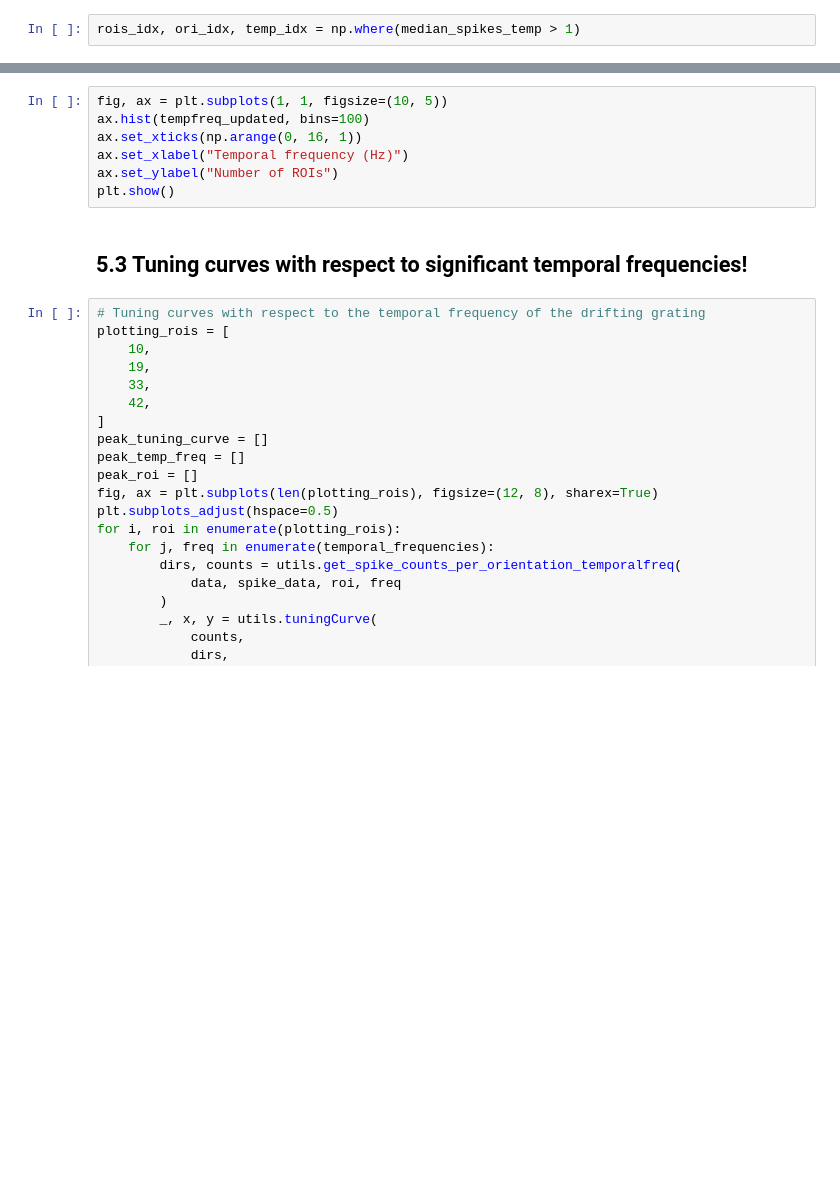
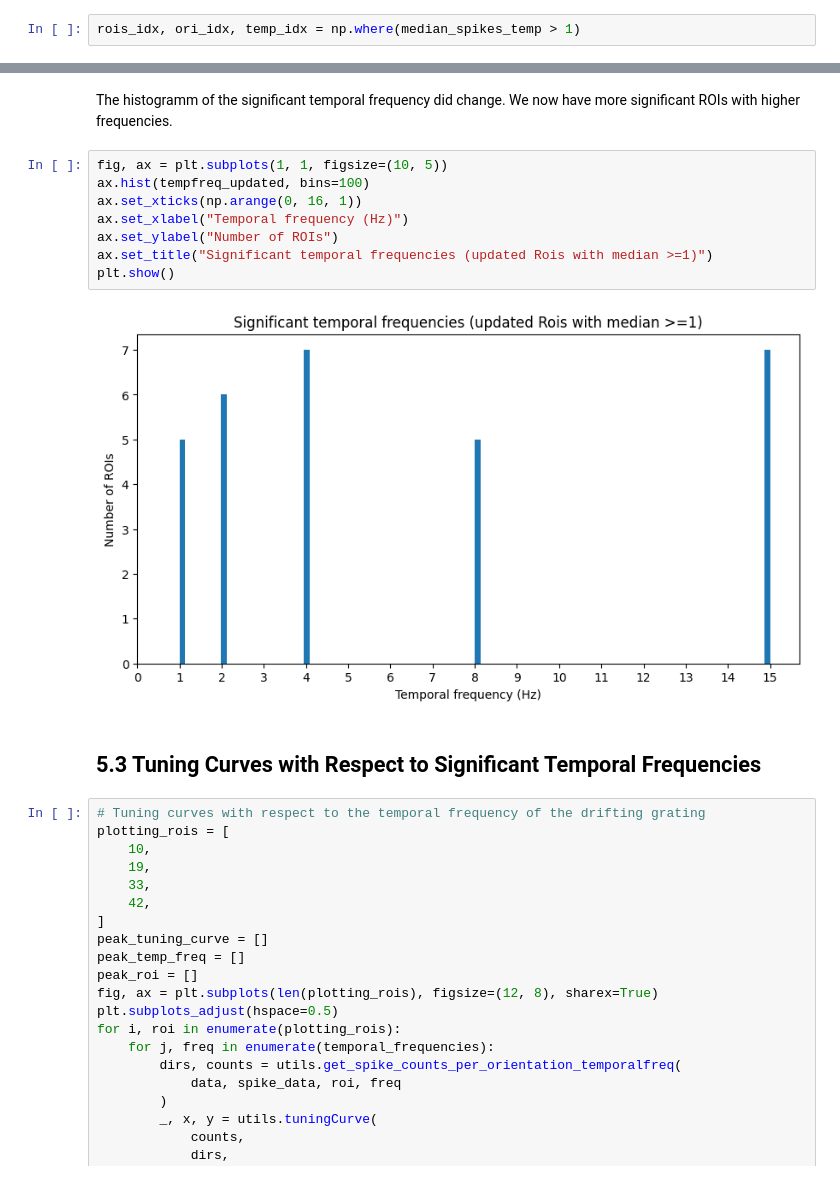
Before and after one commit to weygoldt/neuraldatascience, a Jupyter notebook: notebooks/practical01.ipynb, the cells around one changed output, grey strips where cells are left out. Cells and saved outputs as stored; diff of their text form; blank space fills up the shorter version.

```diff
--- a/notebooks/practical01.ipynb
+++ b/notebooks/practical01.ipynb
@@ -710,12 +728,17 @@ print(
+# %% [markdown]
+The histogramm of the significant temporal frequency did change. We now have more significant ROIs with higher frequencies.
 # %%
 fig, ax = plt.subplots(1, 1, figsize=(10, 5))
 ax.hist(tempfreq_updated, bins=100)
 ax.set_xticks(np.arange(0, 16, 1))
 ax.set_xlabel("Temporal frequency (Hz)")
 ax.set_ylabel("Number of ROIs")
+ax.set_title("Significant temporal frequencies (updated Rois with median >=1)")
 plt.show()
+# %% [output]
+[figure, added]
 # %% [markdown]
-## 5.3 Tuning curves with respect to significant temporal frequencies!
+## 5.3 Tuning Curves with Respect to Significant Temporal Frequencies
 # %%
 # Tuning curves with respect to the temporal frequency of the drifting grating
 plotting_rois = [
```
Also changed, not shown: parts of 7 cells of this notebook.
